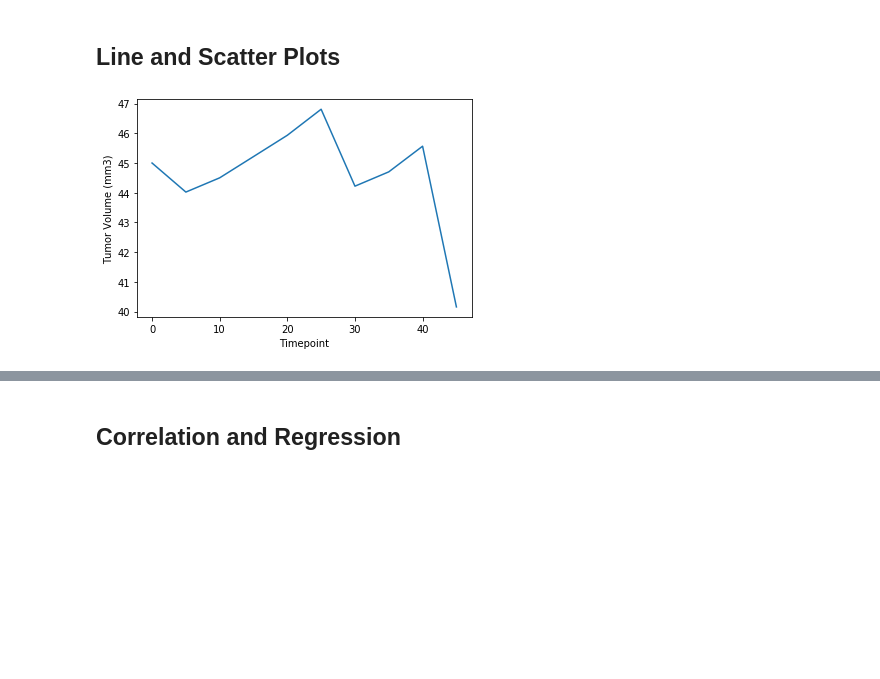
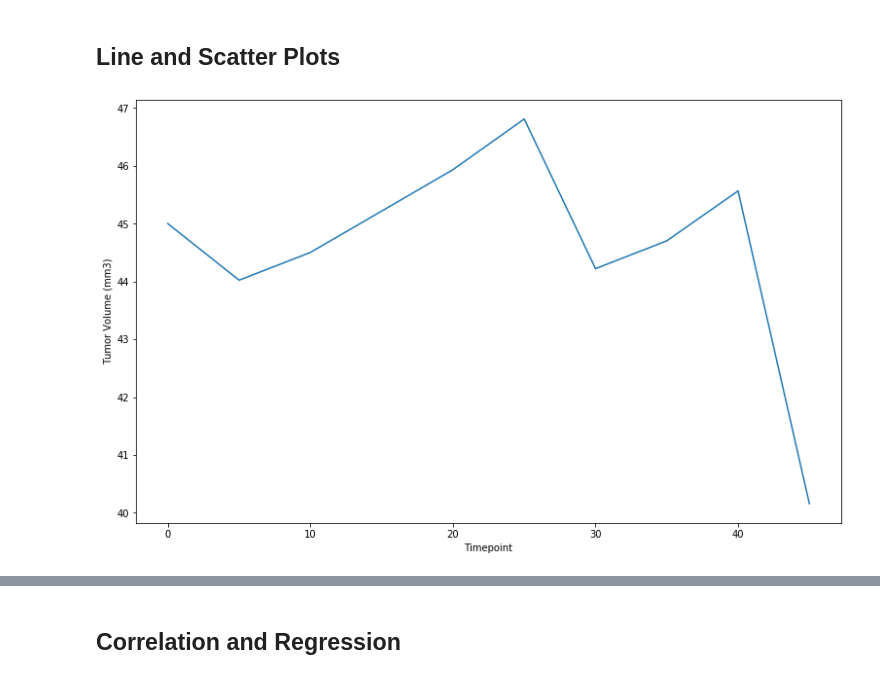
Before and after one commit to yaitouny/SMU_homework, a Jupyter notebook: 05-Matplotlib/Matplotlob - The Power of Plots/Pymaceuticals/pymaceuticals_starter.ipynb, the cells around one changed output, grey strips where cells are left out. Drawn from its saved outputs; the diff is of its cells as text; code cells hidden in the pictures; blank space fills up the shorter version.

```diff
--- a/05-Matplotlib/Matplotlob - The Power of Plots/Pymaceuticals/pymaceuticals_starter.ipynb
+++ b/05-Matplotlib/Matplotlob - The Power of Plots/Pymaceuticals/pymaceuticals_starter.ipynb
@@ -253,9 +250,12 @@ plt.show()
 # %%
 # Generate a line plot of time point versus tumor volume for a mouse treated with Capomulin
 df3 = new_df.loc[new_df["Mouse ID"].isin(["g316"])]
+plt.figure(figsize=(13,8))
 ax = sns.lineplot(x="Timepoint", y="Tumor Volume (mm3)", data=df3)
+
+plt.savefig("../Images/LinePlot.png")
 # %% [output]
-[figure, old version]
+[figure, new version]
 # %%
 # Generate a scatter plot of mouse weight versus average tumor volume for the Capomulin regimen
 df4 = new_df.loc[new_df["Drug Regimen"].isin(["Capomulin"])]
```
Also changed, not shown: parts of 7 cells of this notebook, 6 other files.
